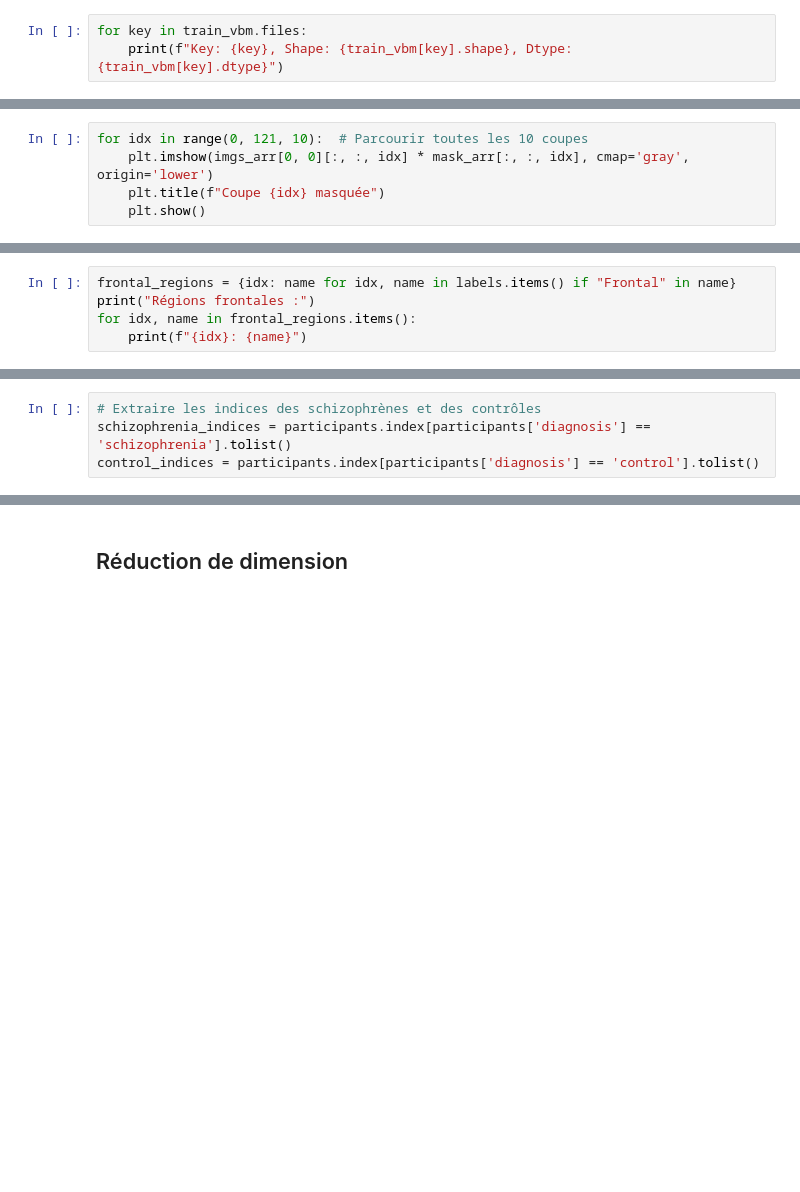
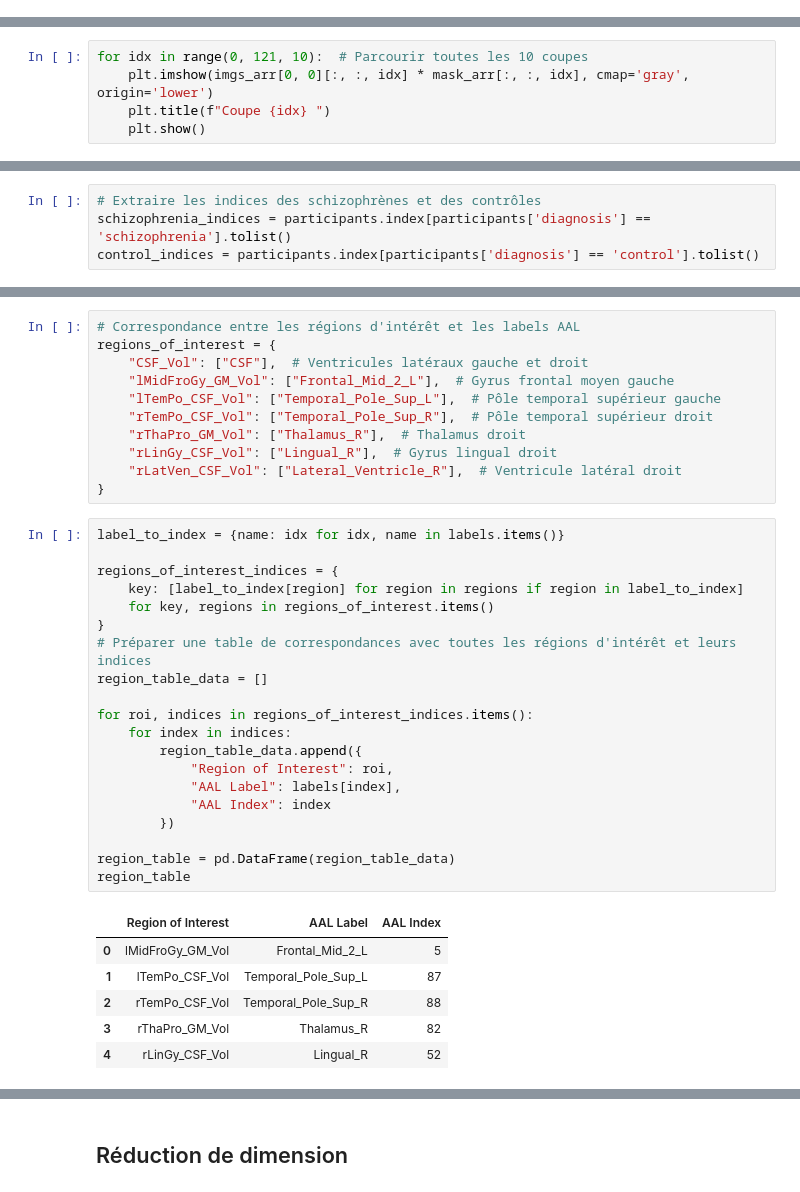
Before and after one commit to lucasvazelle/schizophrenie_matiere_grise, a Jupyter notebook: etape_3_traitement_et_modelisation_table_vbm.ipynb, the cells around one changed output, grey strips where cells are left out. Saved outputs shown, nothing was run; the diff lists cells and outputs as text; blank space fills up the shorter version.

```diff
--- a/etape_3_traitement_et_modelisation_table_vbm.ipynb
+++ b/etape_3_traitement_et_modelisation_table_vbm.ipynb
@@ -57,6 +55,3 @@ Les dimensions spatiales de l'image (121 x 145 x 121) indiquent qu'il y a 121 co
 train_vbm.files
 # %% [output]
 ['imgs_arr', 'mask_arr', 'affine', 'participant_id']
-# %%
-for key in train_vbm.files:
-    print(f"Key: {key}, Shape: {train_vbm[key].shape}, Dtype: {train_vbm[key].dtype}")
@@ -106,5 +70,5 @@ print(affine)
 # %%
 for idx in range(0, 121, 10):  # Parcourir toutes les 10 coupes
     plt.imshow(imgs_arr[0, 0][:, :, idx] * mask_arr[:, :, idx], cmap='gray', origin='lower')
-    plt.title(f"Coupe {idx} masquée")
+    plt.title(f"Coupe {idx} ")
     plt.show()
@@ -218,5 +133,0 @@ Labels des régions AAL :
-# %%
-frontal_regions = {idx: name for idx, name in labels.items() if "Frontal" in name}
-print("Régions frontales :")
-for idx, name in frontal_regions.items():
-    print(f"{idx}: {name}")
@@ -546,0 +151,38 @@ control_indices = participants.index[participants['diagnosis'] == 'control'].tol
+# %%
+# Correspondance entre les régions d'intérêt et les labels AAL
+regions_of_interest = {
+    "CSF_Vol": ["CSF"],  # Ventricules latéraux gauche et droit
+    "lMidFroGy_GM_Vol": ["Frontal_Mid_2_L"],  # Gyrus frontal moyen gauche
+    "lTemPo_CSF_Vol": ["Temporal_Pole_Sup_L"],  # Pôle temporal supérieur gauche
+    "rTemPo_CSF_Vol": ["Temporal_Pole_Sup_R"],  # Pôle temporal supérieur droit
+    "rThaPro_GM_Vol": ["Thalamus_R"],  # Thalamus droit
+    "rLinGy_CSF_Vol": ["Lingual_R"],  # Gyrus lingual droit
+    "rLatVen_CSF_Vol": ["Lateral_Ventricle_R"],  # Ventricule latéral droit
+}
+# %%
+label_to_index = {name: idx for idx, name in labels.items()}
+
+regions_of_interest_indices = {
+    key: [label_to_index[region] for region in regions if region in label_to_index]
+    for key, regions in regions_of_interest.items()
+}
+# Préparer une table de correspondances avec toutes les régions d'intérêt et leurs indices
+region_table_data = []
+
+for roi, indices in regions_of_interest_indices.items():
+    for index in indices:
+        region_table_data.append({
+            "Region of Interest": roi,
+            "AAL Label": labels[index],
+            "AAL Index": index
+        })
+
+region_table = pd.DataFrame(region_table_data)
+region_table
+# %% [output]
+|  | Region of Interest | AAL Label | AAL Index |
+| 0 | lMidFroGy_GM_Vol | Frontal_Mid_2_L | 5 |
+| 1 | lTemPo_CSF_Vol | Temporal_Pole_Sup_L | 87 |
+| 2 | rTemPo_CSF_Vol | Temporal_Pole_Sup_R | 88 |
+| 3 | rThaPro_GM_Vol | Thalamus_R | 82 |
+| 4 | rLinGy_CSF_Vol | Lingual_R | 52 |
```
Also changed, not shown: parts of 24 cells of this notebook, 21 other files.
